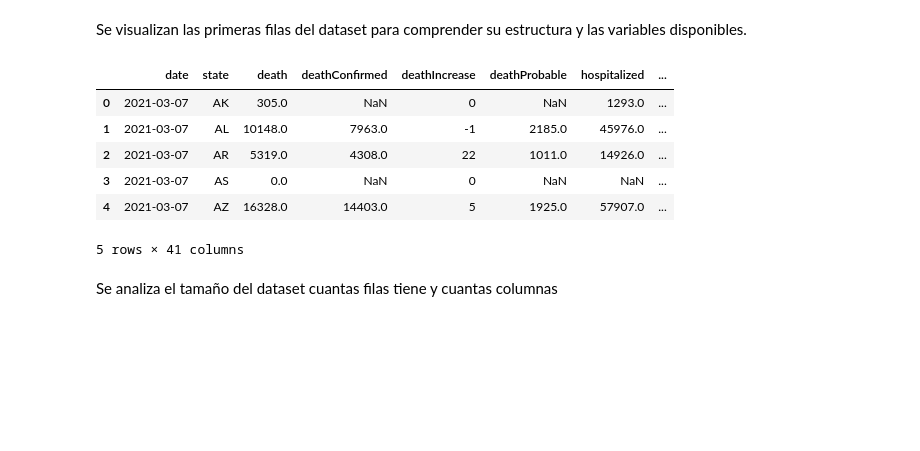
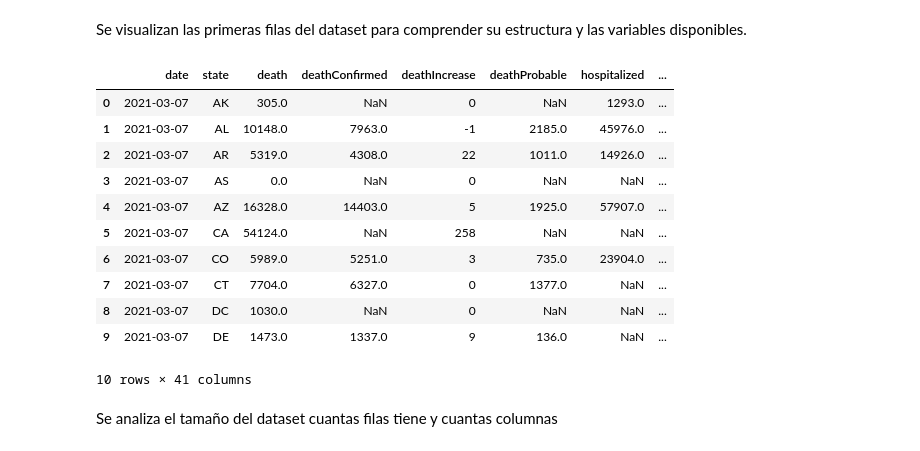
Before and after one commit to Bootcamp-IA-P6/Proyecto4_Gema_Yebenes_EDA, a Jupyter notebook: notebooks/01_eda_covid_usa.ipynb, the cells around one changed output. Cells and saved outputs as stored; diff of their text form; code cells hidden in the pictures; blank space fills up the shorter version.

```diff
--- a/notebooks/01_eda_covid_usa.ipynb
+++ b/notebooks/01_eda_covid_usa.ipynb
@@ -25,15 +25,20 @@ df = pd.read_csv("../data/all-states-history.csv")
 # %% [markdown]
 Se visualizan las primeras filas del dataset para comprender su estructura y las variables disponibles.
 # %%
-df.head()
+df.head(10)
 # %% [output]
 |  | date | state | death | deathConfirmed | deathIncrease | deathProbable | hospitalized | ... |
 | 0 | 2021-03-07 | AK | 305.0 | NaN | 0 | NaN | 1293.0 | ... |
 | 1 | 2021-03-07 | AL | 10148.0 | 7963.0 | -1 | 2185.0 | 45976.0 | ... |
 | 2 | 2021-03-07 | AR | 5319.0 | 4308.0 | 22 | 1011.0 | 14926.0 | ... |
 | 3 | 2021-03-07 | AS | 0.0 | NaN | 0 | NaN | NaN | ... |
 | 4 | 2021-03-07 | AZ | 16328.0 | 14403.0 | 5 | 1925.0 | 57907.0 | ... |
+| 5 | 2021-03-07 | CA | 54124.0 | NaN | 258 | NaN | NaN | ... |
+| 6 | 2021-03-07 | CO | 5989.0 | 5251.0 | 3 | 735.0 | 23904.0 | ... |
+| 7 | 2021-03-07 | CT | 7704.0 | 6327.0 | 0 | 1377.0 | NaN | ... |
+| 8 | 2021-03-07 | DC | 1030.0 | NaN | 0 | NaN | NaN | ... |
+| 9 | 2021-03-07 | DE | 1473.0 | 1337.0 | 9 | 136.0 | NaN | ... |
-5 rows × 41 columns
+10 rows × 41 columns
 # %% [markdown]
 Se analiza el tamaño del dataset cuantas filas tiene y cuantas columnas
 # %%
```
Also changed, not shown: parts of 30 cells of this notebook, 2 other files.
